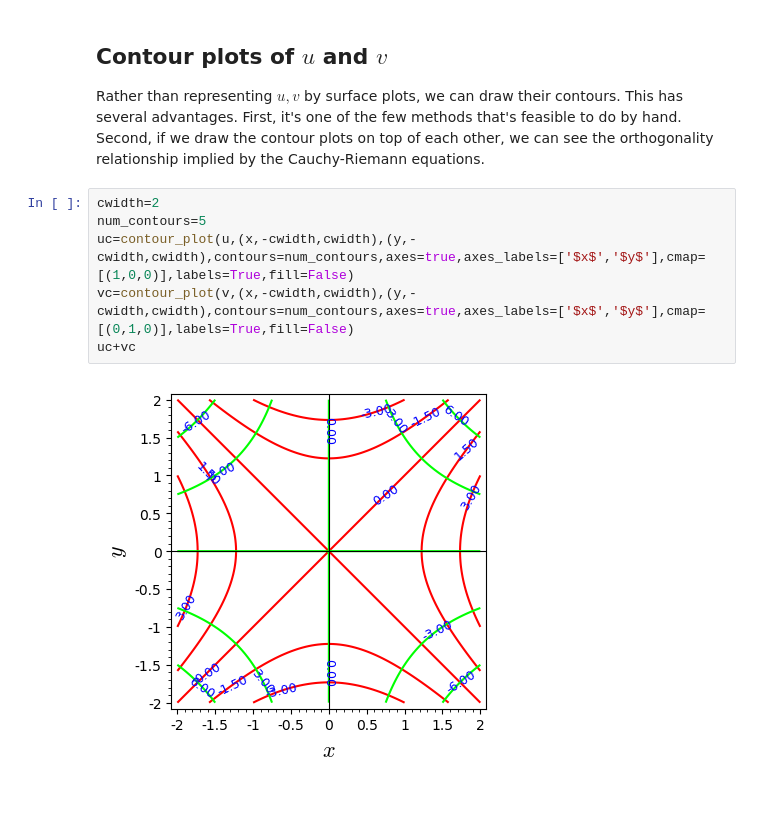
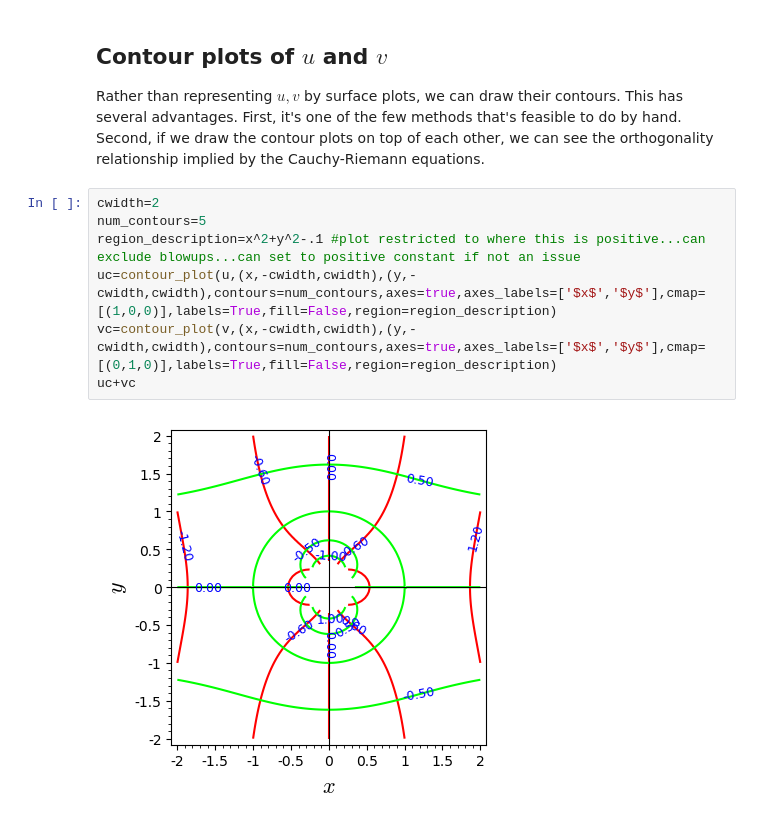
Before and after one commit to dgaebler/Visualizing-Complex-Functions, a Jupyter notebook: Visualizing Complex Functions.ipynb, the cells around one changed output. Drawn from its saved outputs; the diff is of its cells as text.

```diff
--- a/Visualizing Complex Functions.ipynb
+++ b/Visualizing Complex Functions.ipynb
@@ -132,8 +153,9 @@ Rather than representing $u, v$ by surface plots, we can draw their contours.  T
 # %%
 cwidth=2
 num_contours=5
-uc=contour_plot(u,(x,-cwidth,cwidth),(y,-cwidth,cwidth),contours=num_contours,axes=true,axes_labels=['$x$','$y$'],cmap=[(1,0,0)],labels=True,fill=False)
-vc=contour_plot(v,(x,-cwidth,cwidth),(y,-cwidth,cwidth),contours=num_contours,axes=true,axes_labels=['$x$','$y$'],cmap=[(0,1,0)],labels=True,fill=False)
+region_description=x^2+y^2-.1 #plot restricted to where this is positive...can exclude blowups...can set to positive constant if not an issue
+uc=contour_plot(u,(x,-cwidth,cwidth),(y,-cwidth,cwidth),contours=num_contours,axes=true,axes_labels=['$x$','$y$'],cmap=[(1,0,0)],labels=True,fill=False,region=region_description)
+vc=contour_plot(v,(x,-cwidth,cwidth),(y,-cwidth,cwidth),contours=num_contours,axes=true,axes_labels=['$x$','$y$'],cmap=[(0,1,0)],labels=True,fill=False,region=region_description)
 uc+vc
 # %% [output]
-[figure, old version]
+[figure, new version]
```
Also changed, not shown: parts of 11 cells of this notebook.
